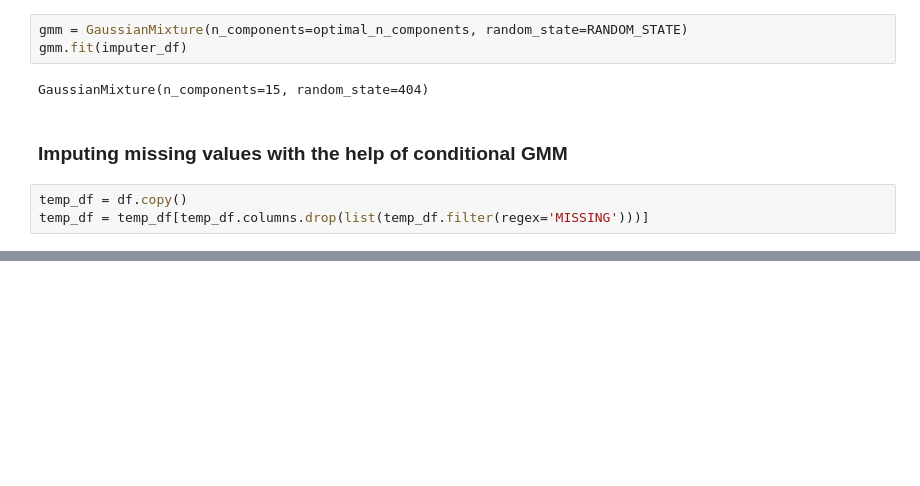
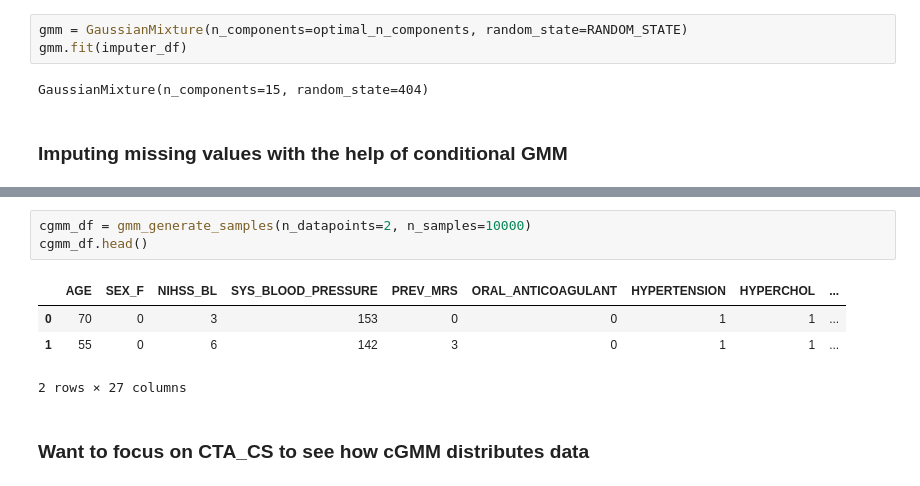
Before and after one commit to POskar/GenerativeMLForPrecisionMedicine, a Jupyter notebook: main.ipynb, the cells around one changed output, grey strips where cells are left out. Saved outputs shown, nothing was run; the diff lists cells and outputs as text; blank space fills up the shorter version.

```diff
--- a/main.ipynb
+++ b/main.ipynb
@@ -100,6 +100,3 @@ gmm.fit(imputer_df)
 GaussianMixture(n_components=15, random_state=404)
 # %% [markdown]
 ### Imputing missing values with the help of conditional GMM
-# %%
-temp_df = df.copy()
-temp_df = temp_df[temp_df.columns.drop(list(temp_df.filter(regex='MISSING')))]
@@ -186,0 +174,10 @@ for index, row in df.head(5).iterrows():
+# %%
+cgmm_df = gmm_generate_samples(n_datapoints=2, n_samples=10000)
+cgmm_df.head()
+# %% [output]
+|  | AGE | SEX_F | NIHSS_BL | SYS_BLOOD_PRESSURE | PREV_MRS | ORAL_ANTICOAGULANT | HYPERTENSION | HYPERCHOL | ... |
+| 0 | 70 | 0 | 3 | 153 | 0 | 0 | 1 | 1 | ... |
+| 1 | 55 | 0 | 6 | 142 | 3 | 0 | 1 | 1 | ... |
+2 rows × 27 columns
+# %% [markdown]
+### Want to focus on CTA_CS to see how cGMM distributes data
```
Also changed, not shown: parts of 4 cells of this notebook.
